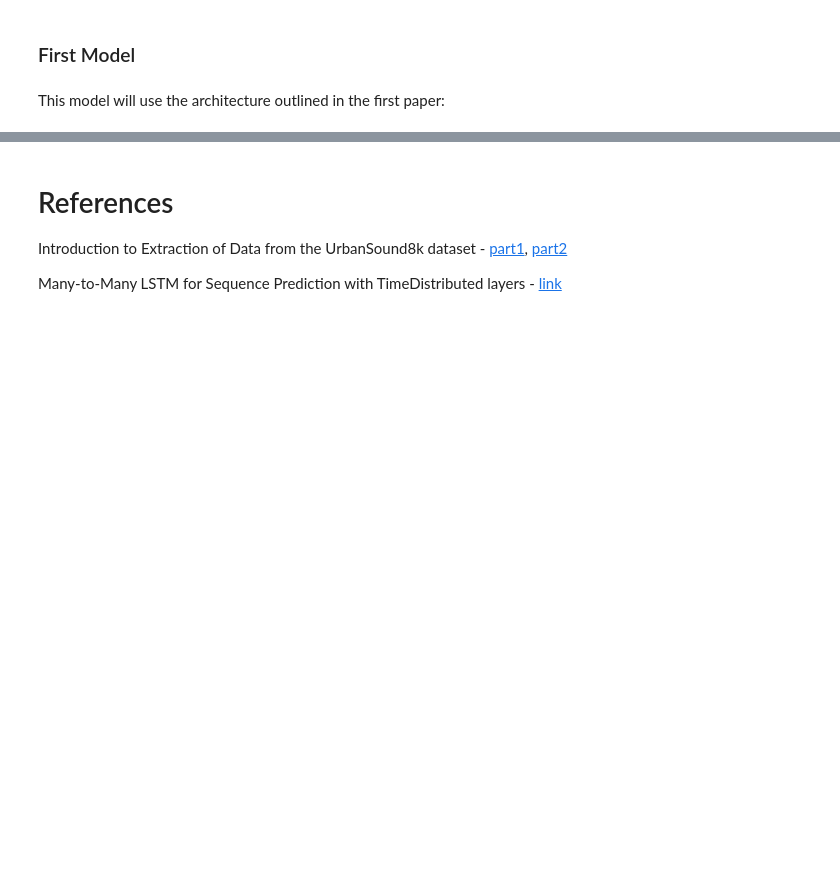
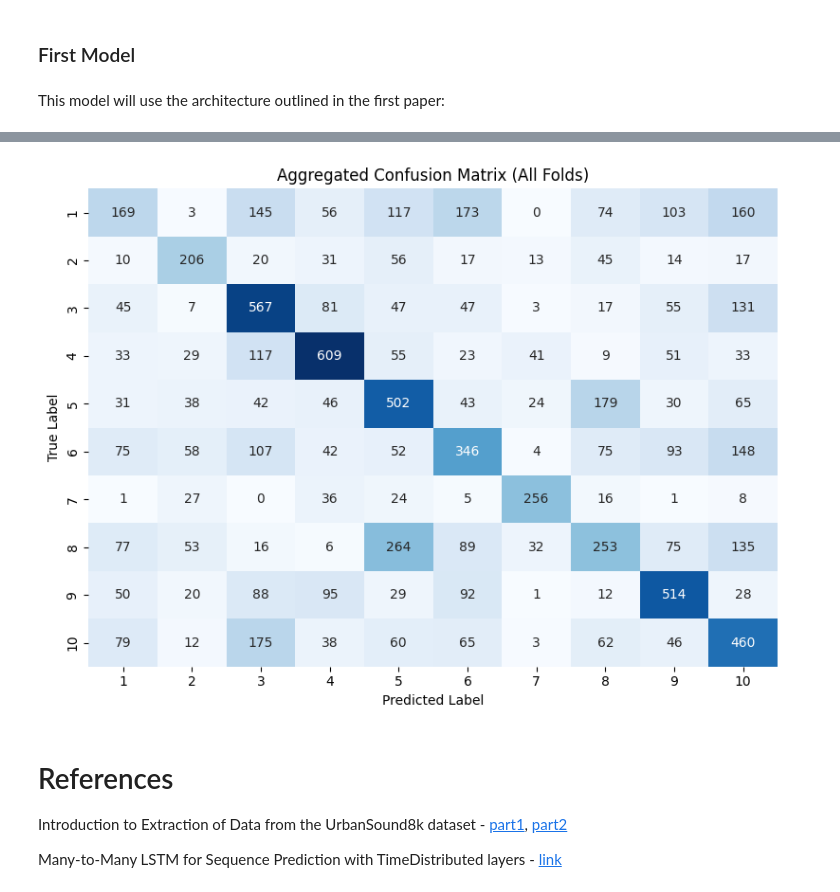
Before and after one commit to pmgfernandes04/Urban-Sounds-Classification, a Jupyter notebook: rnn.ipynb, the cells around one changed output, grey strips where cells are left out. Drawn from its saved outputs; the diff is of its cells as text; code cells hidden in the pictures; blank space fills up the shorter version.

```diff
--- a/rnn.ipynb
+++ b/rnn.ipynb
@@ -715,3 +734,21 @@ plot_confusion_matrices(confusion_matrix_list, class_labels=class_labels, pair=1
+# %%
+def plot_aggregated_confusion_matrix(confusion_matrix_list, class_labels=class_labels):
+    # Aggregate all confusion matrices by summing them element-wise
+    total_cm = np.sum(confusion_matrix_list, axis=0)
+
+    # Plot the aggregated confusion matrix
+    plt.figure(figsize=(8, 6))
+    sns.heatmap(total_cm, annot=True, fmt='d', cmap='Blues', cbar=False,
+                xticklabels=class_labels, yticklabels=class_labels)
+    plt.title('Aggregated Confusion Matrix (All Folds)')
+    plt.xlabel('Predicted Label')
+    plt.ylabel('True Label')
+    plt.tight_layout()
+    plt.show()
+
+plot_aggregated_confusion_matrix(confusion_matrix_list,class_labels)
+# %% [output]
+[figure, added]
 # %% [markdown]
 # References
 
```
Also changed, not shown: parts of 7 cells of this notebook, 3 other files.
